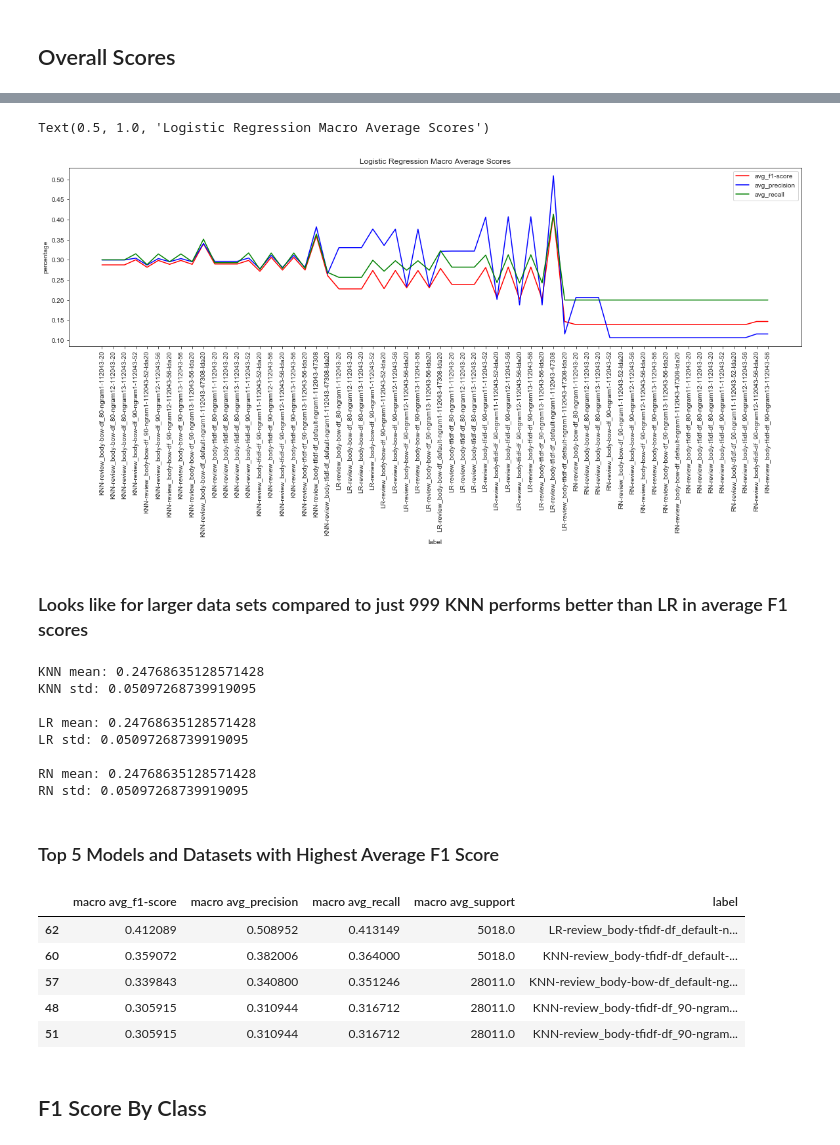
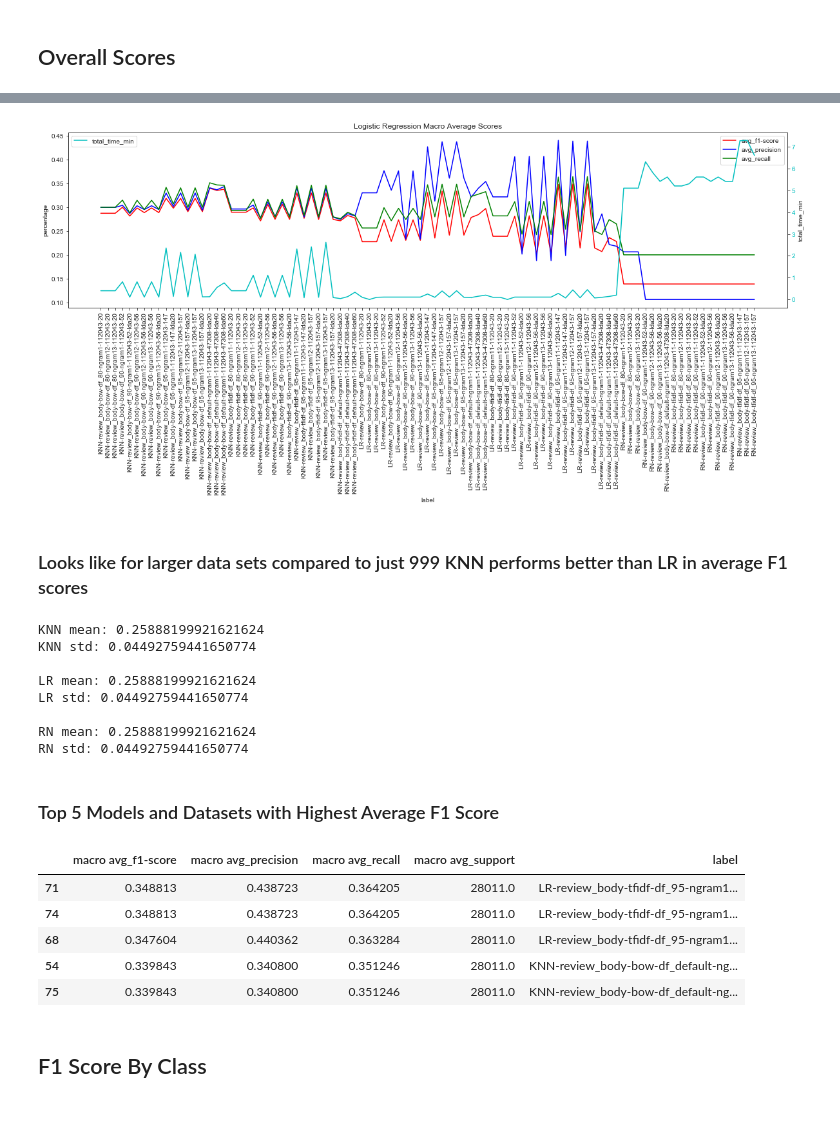
Before and after one commit to sv650s/sb-capstone, a Jupyter notebook: 2019-05-24-analyze_classification_results-112043.ipynb, the cells around one changed output, grey strips where cells are left out. Saved outputs shown, nothing was run; the diff lists cells and outputs as text; code cells hidden in the pictures; blank space fills up the shorter version.

```diff
--- a/2019-05-24-analyze_classification_results-112043.ipynb
+++ b/2019-05-24-analyze_classification_results-112043.ipynb
@@ -130,4 +147,5 @@ s.join(new_df)
 # %%
 report["label"] = report.apply(lambda x: f'{x["model_name"]}-{x["description"]}', axis=1)
 # report = report.drop(labels=["model_name", "description"], axis=1).sort_values(["label"])
-report = report.sort_values(["label"])
+report = report.sort_values(["model_name", "train_features", "label"])
+report.head()
@@ -197,15 +225,18 @@ macro_scores.head()
 # %%
 f, a = plt.subplots(1, 1, figsize=(20,5))
 
-g = sns.lineplot(data=macro_scores, x="label", y="macro avg_f1-score", label="avg_f1-score", ax=a, color="r")
-g = sns.lineplot(data=macro_scores, x="label", y="macro avg_precision", label="avg_precision", ax=a, color="b")
-g = sns.lineplot(data=macro_scores, x="label", y="macro avg_recall", label="avg_recall", ax=a, color="g")
-g.set_xticklabels(labels=macro_scores["label"], rotation=90)
+g = sns.lineplot(data=report, x="label", y="macro avg_f1-score", label="avg_f1-score", ax=a, color="r")
+g = sns.lineplot(data=report, x="label", y="macro avg_precision", label="avg_precision", ax=a, color="b")
+g = sns.lineplot(data=report, x="label", y="macro avg_recall", label="avg_recall", ax=a, color="g")
+g.set_xticklabels(labels=report["label"], rotation=90)
 g.set_ylabel("percentage")
 g.set_title("Logistic Regression Macro Average Scores")
+
+ax2 = a.twinx()
+g = sns.lineplot(data=report, x="label", y="total_time_min", label="total_time_min", ax=ax2, color="c")
+ax2.tick_params(axis='y', labelcolor="c")
 # %% [output]
-Text(0.5, 1.0, 'Logistic Regression Macro Average Scores')
-[figure, old version]
+[figure, new version]
 # %% [markdown]
 ### Looks like for larger data sets compared to just 999 KNN performs better than LR in average F1 scores
 # %%
@@ -214,25 +245,25 @@ for model in MODELS:
     print(f'\n{model} mean: {model_df["macro avg_f1-score"].mean()}')
     print(f'{model} std: {model_df["macro avg_f1-score"].std()}')
 # %% [output]
-KNN mean: 0.24768635128571428
-KNN std: 0.05097268739919095
+KNN mean: 0.25888199921621624
+KNN std: 0.04492759441650774
 
-LR mean: 0.24768635128571428
-LR std: 0.05097268739919095
+LR mean: 0.25888199921621624
+LR std: 0.04492759441650774
 
-RN mean: 0.24768635128571428
-RN std: 0.05097268739919095
+RN mean: 0.25888199921621624
+RN std: 0.04492759441650774
 # %% [markdown]
 ### Top 5 Models and Datasets with Highest Average F1 Score
 # %%
 macro_scores.nlargest(5, "macro avg_f1-score")
 # %% [output]
 |  | macro avg_f1-score | macro avg_precision | macro avg_recall | macro avg_support | label |
-| 62 | 0.412089 | 0.508952 | 0.413149 | 5018.0 | LR-review_body-tfidf-df_default-n... |
-| 60 | 0.359072 | 0.382006 | 0.364000 | 5018.0 | KNN-review_body-tfidf-df_default-... |
-| 57 | 0.339843 | 0.340800 | 0.351246 | 28011.0 | KNN-review_body-bow-df_default-ng... |
-| 48 | 0.305915 | 0.310944 | 0.316712 | 28011.0 | KNN-review_body-tfidf-df_90-ngram... |
-| 51 | 0.305915 | 0.310944 | 0.316712 | 28011.0 | KNN-review_body-tfidf-df_90-ngram... |
+| 71 | 0.348813 | 0.438723 | 0.364205 | 28011.0 | LR-review_body-tfidf-df_95-ngram1... |
+| 74 | 0.348813 | 0.438723 | 0.364205 | 28011.0 | LR-review_body-tfidf-df_95-ngram1... |
+| 68 | 0.347604 | 0.440362 | 0.363284 | 28011.0 | LR-review_body-tfidf-df_95-ngram1... |
+| 54 | 0.339843 | 0.340800 | 0.351246 | 28011.0 | KNN-review_body-bow-df_default-ng... |
+| 75 | 0.339843 | 0.340800 | 0.351246 | 28011.0 | KNN-review_body-bow-df_default-ng... |
 # %% [markdown]
 ## F1 Score By Class
 # %%
```
Also changed, not shown: parts of 19 cells of this notebook.
